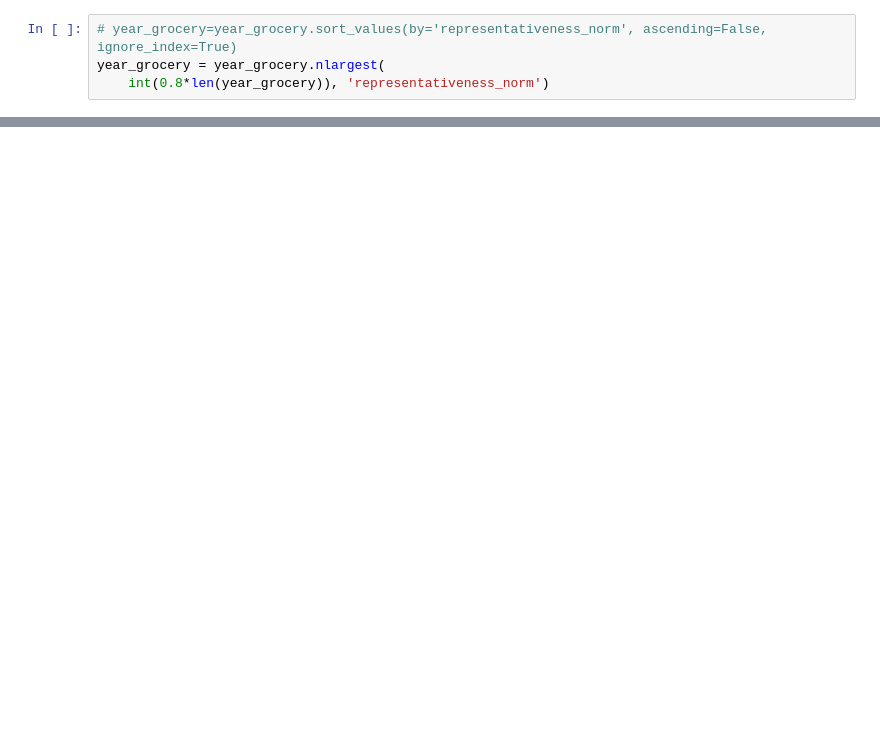
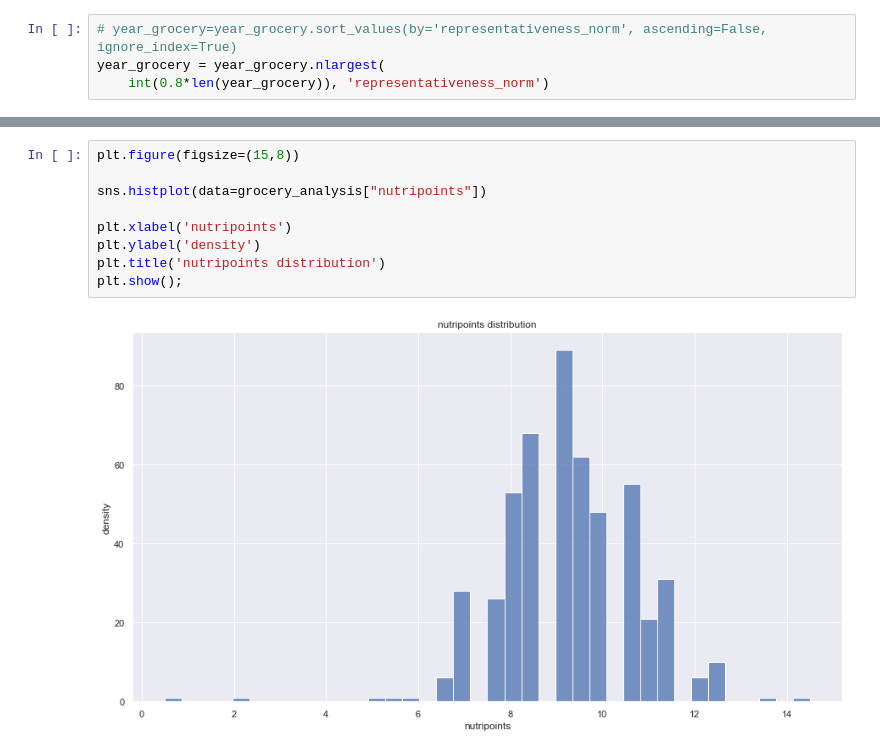
Before and after one commit to epfl-ada/ada-2020-project-milestone-p3-p3_caxaga, a Jupyter notebook: nutripoints.ipynb, the cells around one changed output, grey strips where cells are left out. Cells and saved outputs as stored; diff of their text form; blank space fills up the shorter version.

```diff
--- a/nutripoints.ipynb
+++ b/nutripoints.ipynb
@@ -66 +138,12 @@ fig.suptitle('boxplot for each column', fontsize=18)
+# %%
+plt.figure(figsize=(15,8))
+
+sns.histplot(data=grocery_analysis["nutripoints"])
+
+plt.xlabel('nutripoints')
+plt.ylabel('density')
+plt.title('nutripoints distribution')
+plt.show();
+# %% [output]
+[figure, added]
 # %%
```
Also changed, not shown: parts of 41 cells of this notebook, 1 other file.
